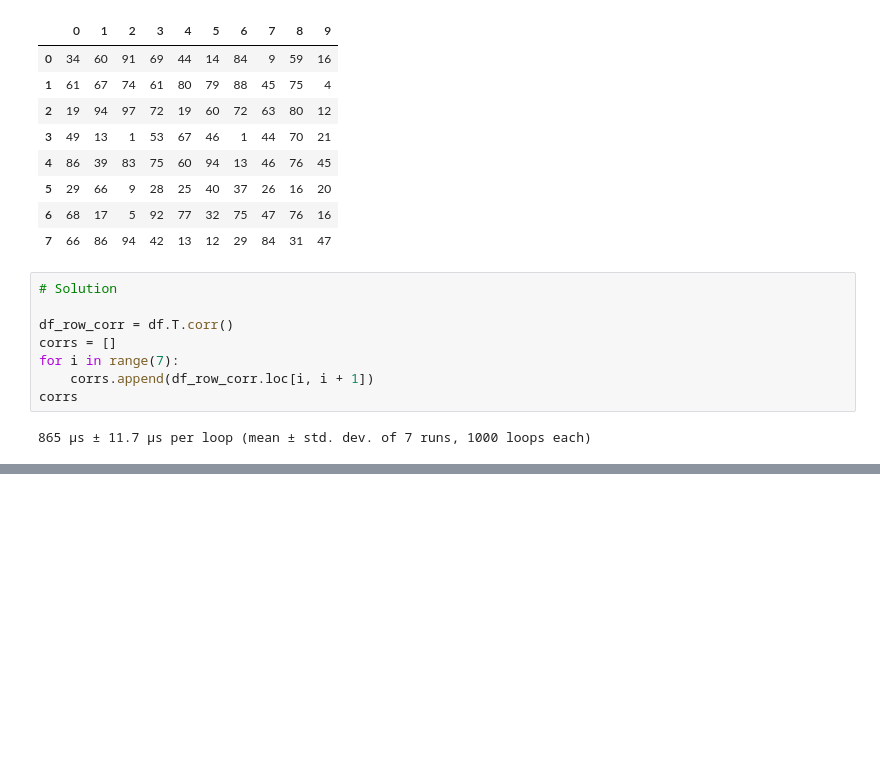
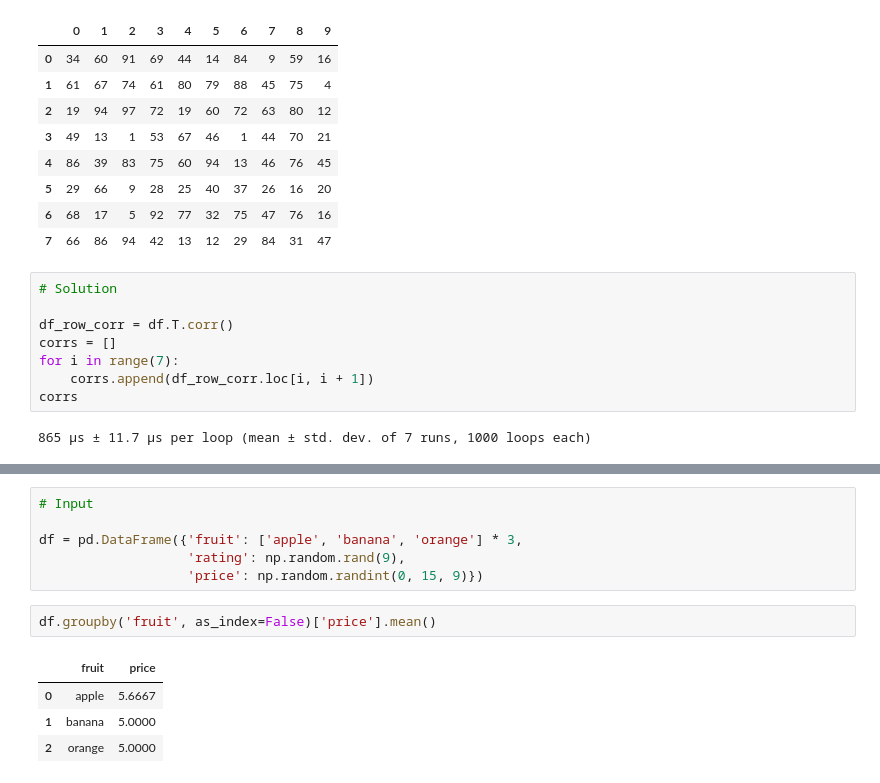
Before and after one commit to paulooctavio/101-pandas-exercises-for-da, a Jupyter notebook: 101 Pandas Exercises for Data Analysis.ipynb, the cells around one changed output, grey strips where cells are left out. Drawn from its saved outputs; the diff is of its cells as text; blank space fills up the shorter version.

```diff
--- a/101 Pandas Exercises for Data Analysis.ipynb
+++ b/101 Pandas Exercises for Data Analysis.ipynb
@@ -1760,0 +1861,13 @@ corrs
+# %%
+# Input
+
+df = pd.DataFrame({'fruit': ['apple', 'banana', 'orange'] * 3,
+                   'rating': np.random.rand(9),
+                   'price': np.random.randint(0, 15, 9)})
+# %%
+df.groupby('fruit', as_index=False)['price'].mean()
+# %% [output]
+|  | fruit | price |
+| 0 | apple | 5.6667 |
+| 1 | banana | 5.0000 |
+| 2 | orange | 5.0000 |
```
Also changed, not shown: parts of 26 cells of this notebook.
